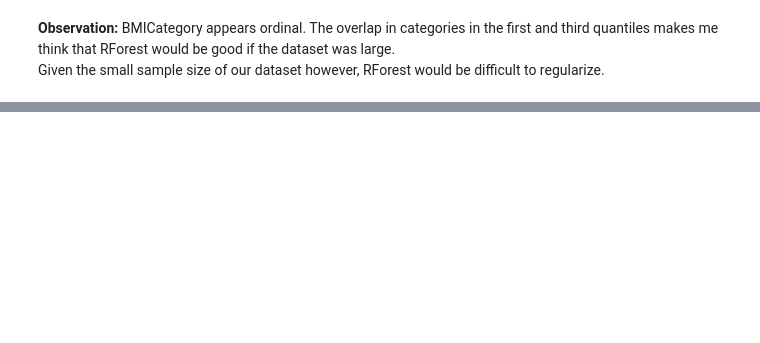
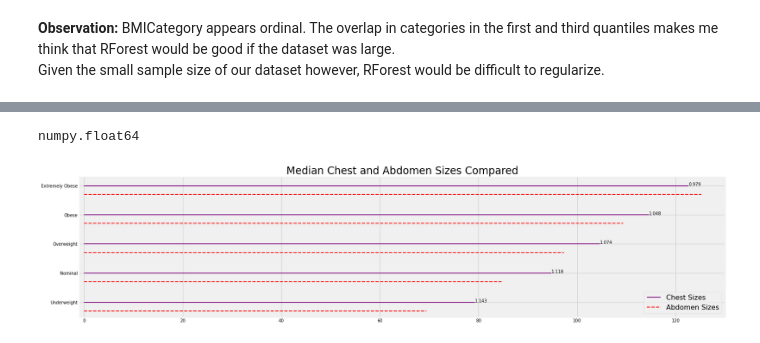
Before and after one commit to CharlesPizza/MaleBodyFatPrediction, a Jupyter notebook: BodyFatDataExplore.ipynb, the cells around one changed output, grey strips where cells are left out. Saved outputs shown, nothing was run; the diff lists cells and outputs as text; code cells hidden in the pictures; blank space fills up the shorter version.

Commit message:
Chest Abdomen Ratio added

```diff
--- a/BodyFatDataExplore.ipynb
+++ b/BodyFatDataExplore.ipynb
@@ -179,2 +205,0 @@ pd.concat([temp_df.query(f'BMI >= 160'), temp_df.query(f'Height <= {58}')])
-# %%
-X.drop(index=41, inplace=True)
@@ -180,0 +208,3 @@ X.drop(index=41, inplace=True)
+# %%
+X['ChestOverAbdomen'] = X['Chest'] / X['Abdomen']
+X['ChestOverAbdomen'].head()
@@ -180,0 +218,3 @@ X.drop(index=41, inplace=True)
+# %%
+CA_df = X.groupby('BMICategory')[['Chest', 'Abdomen']].median()
+CA_df
@@ -180,0 +229,21 @@ X.drop(index=41, inplace=True)
+# %%
+CA_df.loc[row][0]/ CA_df.loc[row][1]
+# %% [output]
+numpy.float64
+# %%
+plt.figure(figsize=(24,6))
+# plt.hlines(y=39.5, xmin=100, xmax=175, colors='aqua', linestyles='-', lw=2, label='Single Short Line')
+
+xs = np.linspace(1, 21, 200)
+plt.hlines(y=CA_df.index, xmin=CA_df['Chest'].apply(lambda x: x - x), xmax=CA_df['Chest'],
+           colors='purple', linestyles='-', lw=2, label='Chest Sizes')
+abs = plt.hlines(y=CA_df.index, xmin=CA_df['Abdomen'].apply(lambda x: x - x), xmax=CA_df['Abdomen'], colors='red', linestyles='--', lw=2, label='Abdomen Sizes', alpha=1, offsets=(0,-20))
+for idx, row in enumerate(CA_df.index):
+    plt.text(CA_df.iloc[idx, 0], row, np.format_float_positional(np.float16(CA_df.loc[row][0]/CA_df.loc[row][1])))
+
+plt.legend(loc='lower right',fontsize=16)
+plt.axis([-1, 130, -0.5, 4.3])
+plt.title('Median Chest and Abdomen Sizes Compared', fontsize=24)
+plt.show()
+# %% [output]
+[figure, added]
```
Also changed, not shown: parts of 21 cells of this notebook.
